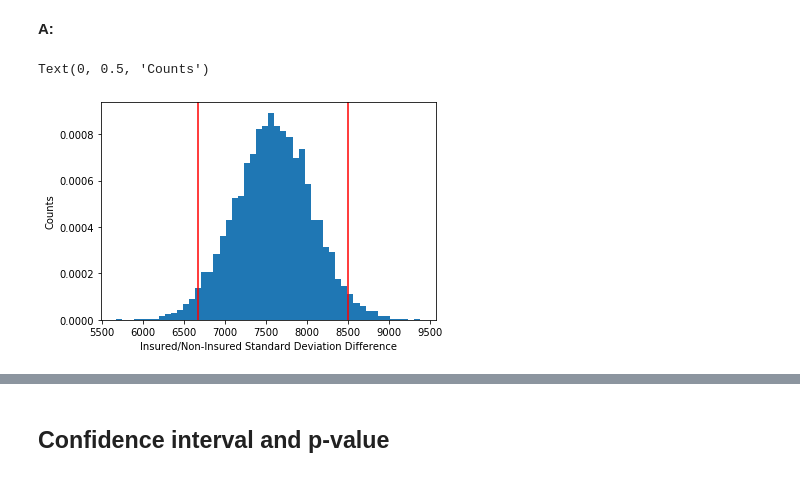
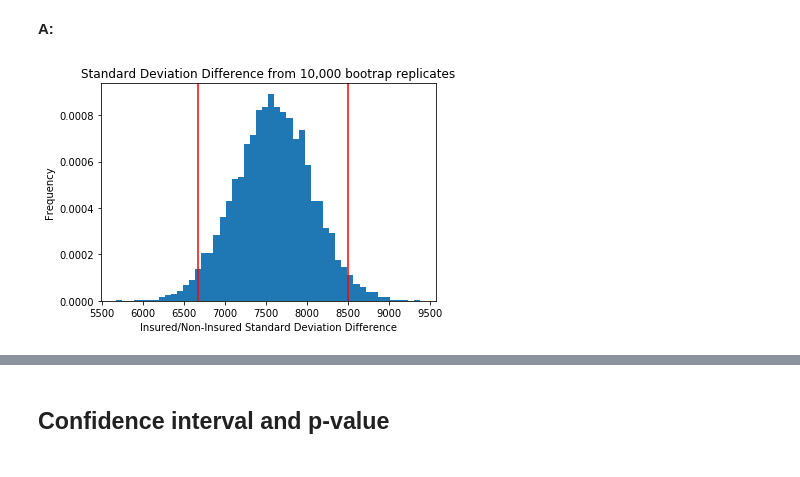
Before and after one commit to willjdew/springboard_bootstrap, a Jupyter notebook: inferential_statistics_2-Q.ipynb, the cells around one changed output, grey strips where cells are left out. Drawn from its saved outputs; the diff is of its cells as text; code cells hidden in the pictures.

```diff
--- a/inferential_statistics_2-Q.ipynb
+++ b/inferential_statistics_2-Q.ipynb
@@ -88,3 +94,22 @@ def shifted_arrays(data, stat_data, stat):
+# %%
+# Bootstrap 10,000 replicates of the standard diviation
+bs_std_insured = draw_bs_reps(insured, np.std, 10000)
+bs_std_non_insured = draw_bs_reps(non_insured, np.std, 10000)
+# %%
+# Difference of standard deviation
+bs_std_diff = bs_std_insured - bs_std_non_insured
+
+# 95% confidence interval
+conf_int_95 = np.percentile(bs_std_diff, [2.5, 97.5])
+# %%
+_ = plt.hist(bs_std_diff, density=True, bins=50)
+_ = plt.axvline(x=conf_int_95[0], color='r')
+_ = plt.axvline(x=conf_int_95[1], color='r')
+_ = plt.xlabel('Insured/Non-Insured Standard Deviation Difference')
+_ = plt.ylabel('Frequency')
+_ = plt.title('Standard Deviation Difference from 10,000 bootrap replicates')
+# %% [output]
+[figure, added]
 # %%
 # A two sample boostrap hypothesis for difference
 def bootstrap_differences(data_1, data_2, stat, size=1):
@@ -117,9 +133,0 @@ lower_per = np.percentile(charges_diff_std_bs, 2.5)
-# %%
-plt.hist(charges_diff_std_bs, density=True, bins=50)
-plt.axvline(x=upper_per, color='r')
-plt.axvline(x=lower_per, color='r')
-plt.xlabel('Insured/Non-Insured Standard Deviation Difference')
-plt.ylabel('Counts')
-# %% [output]
-Text(0, 0.5, 'Counts')
-[figure, removed]
```
Also changed, not shown: parts of 29 cells of this notebook.
